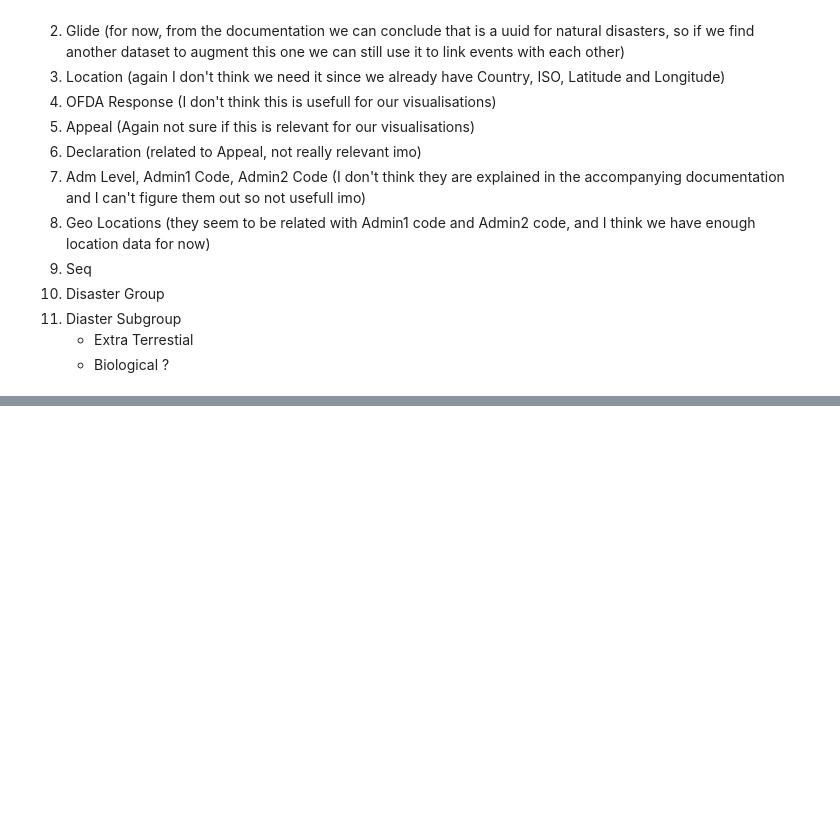
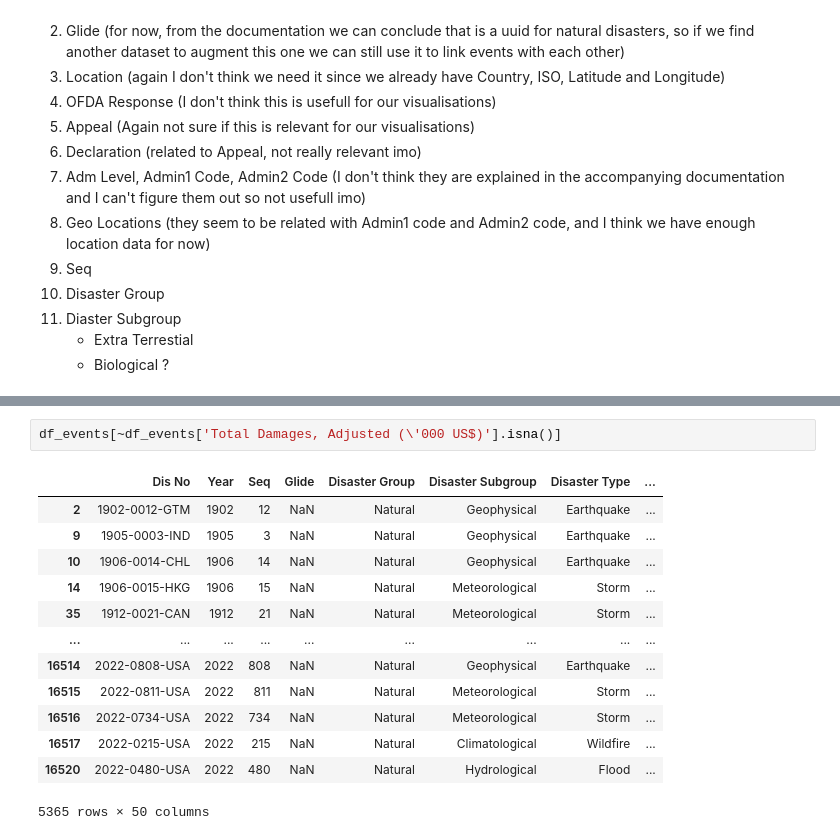
Before and after one commit to RafaelBackx/InformationVisualisation2023, a Jupyter notebook: Data/Analysis-Preprocessing/dataset_analysis.ipynb, the cells around one changed output, grey strips where cells are left out. Drawn from its saved outputs; the diff is of its cells as text; blank space fills up the shorter version.

```diff
--- a/Data/Analysis-Preprocessing/dataset_analysis.ipynb
+++ b/Data/Analysis-Preprocessing/dataset_analysis.ipynb
@@ -92,0 +114,16 @@ I propose we drop the following columns:
+# %%
+df_events[~df_events['Total Damages, Adjusted (\'000 US$)'].isna()]
+# %% [output]
+|  | Dis No | Year | Seq | Glide | Disaster Group | Disaster Subgroup | Disaster Type | ... |
+| 2 | 1902-0012-GTM | 1902 | 12 | NaN | Natural | Geophysical | Earthquake | ... |
+| 9 | 1905-0003-IND | 1905 | 3 | NaN | Natural | Geophysical | Earthquake | ... |
+| 10 | 1906-0014-CHL | 1906 | 14 | NaN | Natural | Geophysical | Earthquake | ... |
+| 14 | 1906-0015-HKG | 1906 | 15 | NaN | Natural | Meteorological | Storm | ... |
+| 35 | 1912-0021-CAN | 1912 | 21 | NaN | Natural | Meteorological | Storm | ... |
+| ... | ... | ... | ... | ... | ... | ... | ... | ... |
+| 16514 | 2022-0808-USA | 2022 | 808 | NaN | Natural | Geophysical | Earthquake | ... |
+| 16515 | 2022-0811-USA | 2022 | 811 | NaN | Natural | Meteorological | Storm | ... |
+| 16516 | 2022-0734-USA | 2022 | 734 | NaN | Natural | Meteorological | Storm | ... |
+| 16517 | 2022-0215-USA | 2022 | 215 | NaN | Natural | Climatological | Wildfire | ... |
+| 16520 | 2022-0480-USA | 2022 | 480 | NaN | Natural | Hydrological | Flood | ... |
+5365 rows × 50 columns
```
Also changed, not shown: parts of 2 cells of this notebook, 4 other files.
